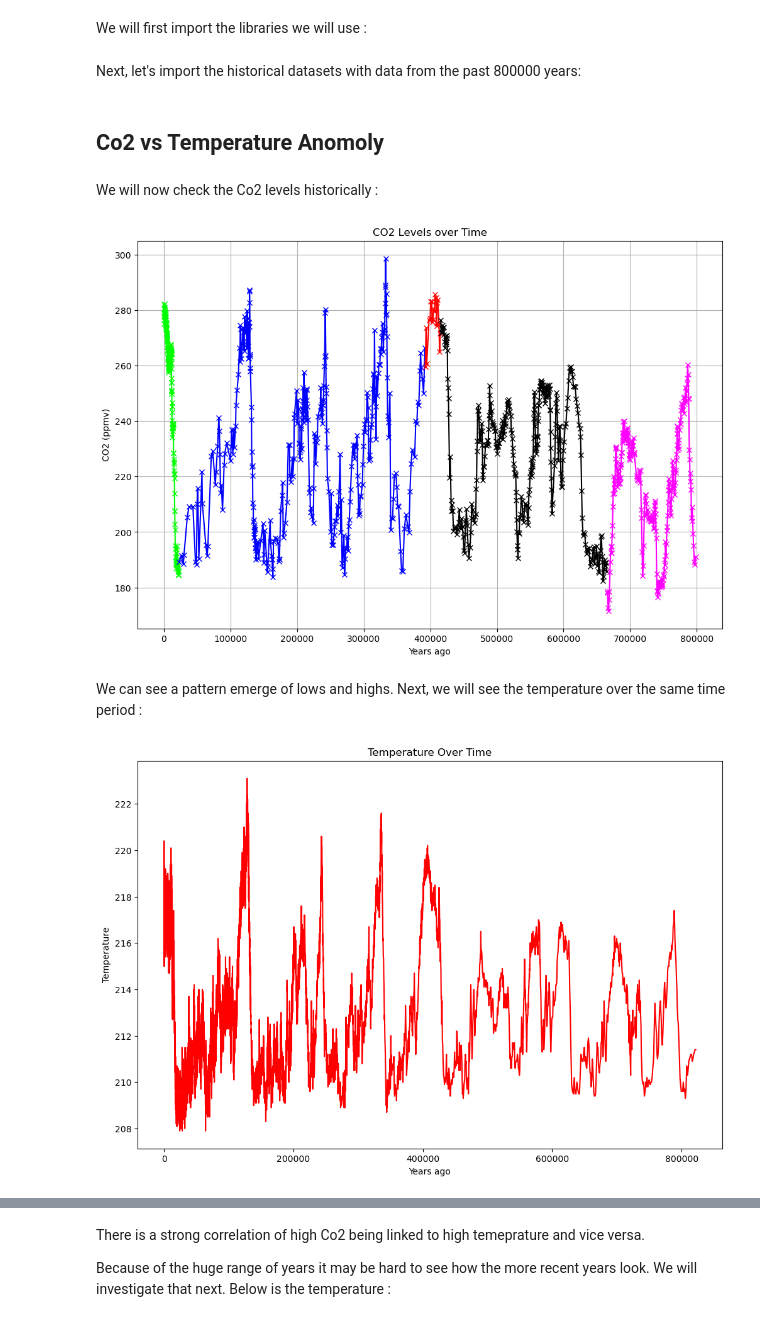
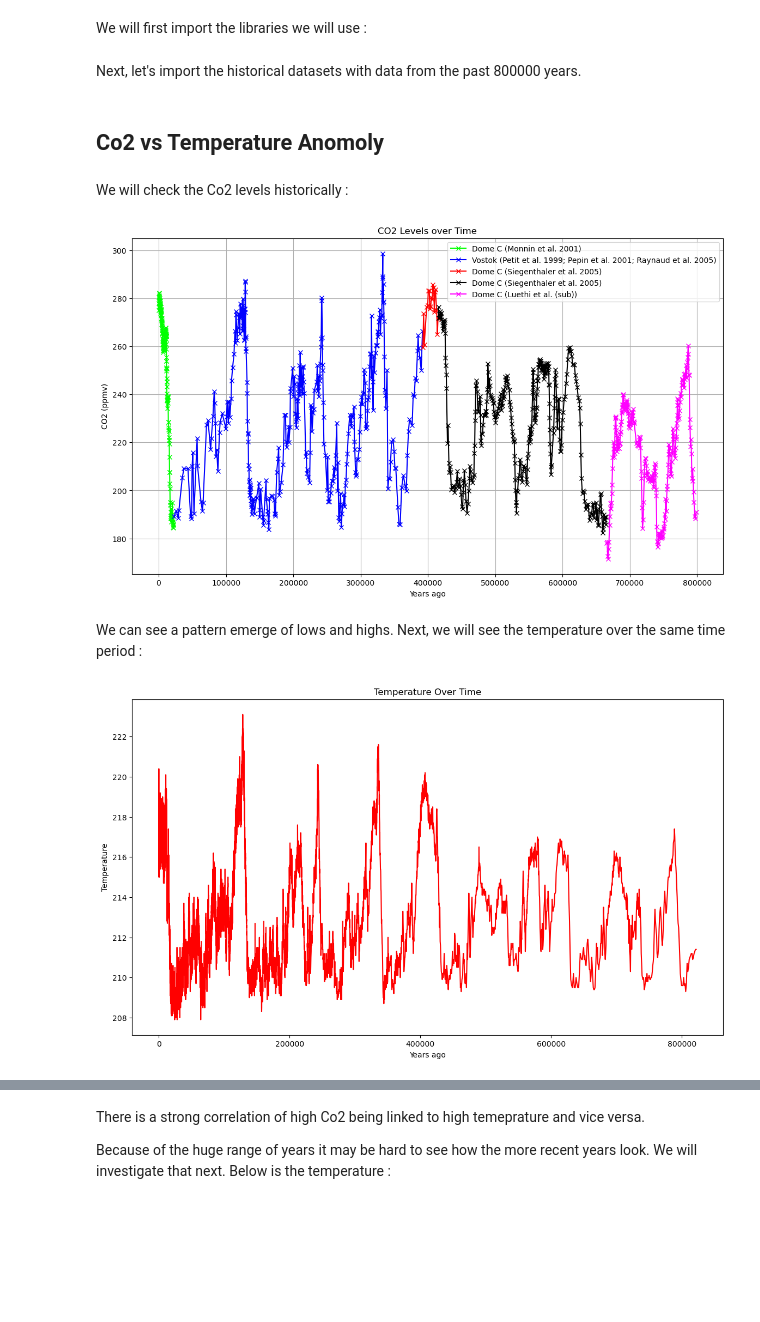
Before and after one commit to frankquinn89/PROGRAMMING_FOR_DATA_ANALYSIS_2, a Jupyter notebook: project.ipynb, the cells around one changed output, grey strips where cells are left out. Cells and saved outputs as stored; diff of their text form; code cells hidden in the pictures; blank space fills up the shorter version.

```diff
--- a/project.ipynb
+++ b/project.ipynb
@@ -17,39 +15,46 @@ import seaborn as sb
 import numpy as np
 import warnings
 # %% [markdown]
-Next, let's import the historical datasets with data from the past 800000 years:
+Next, let's import the historical datasets with data from the past 800000 years.
 # %%
 co2_data = pd.read_csv('data/CO2_per_year.csv')
 temperature_data = pd.read_csv('data/temperature.csv')
 # %% [markdown]
 ## Co2 vs Temperature Anomoly
 # %% [markdown]
-We will now check the Co2 levels historically :
+We will check the Co2 levels historically :
 # %%
-colors = {
+# create colour map for graph
+colours = {
     'Dome C (Monnin et al. 2001) measured at University of Bern': 'lime',
     'Vostok (Petit et al. 1999; Pepin et al. 2001; Raynaud et al. 2005) measured at LGGE in Grenoble': 'blue',
-    'Dome C (Siegenthaler et al. 2005) measured at LGGE in Grenoble':'red',
-    'Dome C (Siegenthaler et al. 2005)  measured at University of Bern':'black',
-    'Dome C (Luethi et al. (sub)) measured at University of Bern':'fuchsia'
+    'Dome C (Siegenthaler et al. 2005) measured at LGGE in Grenoble': 'red',
+    'Dome C (Siegenthaler et al. 2005)  measured at University of Bern': 'black',
+    'Dome C (Luethi et al. (sub)) measured at University of Bern': 'fuchsia'
 }
 
-mplot.figure(figsize=(12, 8))
-for source, color in colors.items():
+mplot.figure(figsize=(14, 8))
+# loop through the data and find each sourcec for plotting with colour
+for source, colours in colors.items():
     subset = co2_data[co2_data['source'] == source]
-    mplot.plot(subset['EDC3_gas_a (yr)'], subset['CO2 (ppmv)'], marker='x', color=color)
+    mplot.plot(subset['EDC3_gas_a (yr)'], subset['CO2 (ppmv)'], marker='x', color=colours, label=source)
 
 mplot.xlabel('Years ago')
 mplot.ylabel('CO2 (ppmv)')
 mplot.title('CO2 Levels over Time')
 mplot.grid(True)
+
+# Add legend with short versions of the source names for easy readability
+legend_labels = {source: source.split(' measured')[0] for source in colors.keys()}
+mplot.legend(labels=legend_labels.values(), loc='upper right')
+
 mplot.show()
 # %% [output]
-[figure, old version]
+[figure, new version]
 # %% [markdown]
 We can see a pattern emerge of lows and highs. Next, we will see the temperature over the same time period :
 # %%
-mplot.figure(figsize=(12, 8))
+mplot.figure(figsize=(14, 8))
 
 mplot.plot(temperature_data['AICC2012'], temperature_data['temp'], color='red')
 mplot.xlabel('Years ago')
@@ -57,5 +62,5 @@ mplot.ylabel('Temperature')
 mplot.title('Temperature Over Time')
 mplot.show()
 # %% [output]
-[figure, old version]
+[figure, new version]
 # %% [markdown]
```
Also changed, not shown: parts of 13 cells of this notebook.
